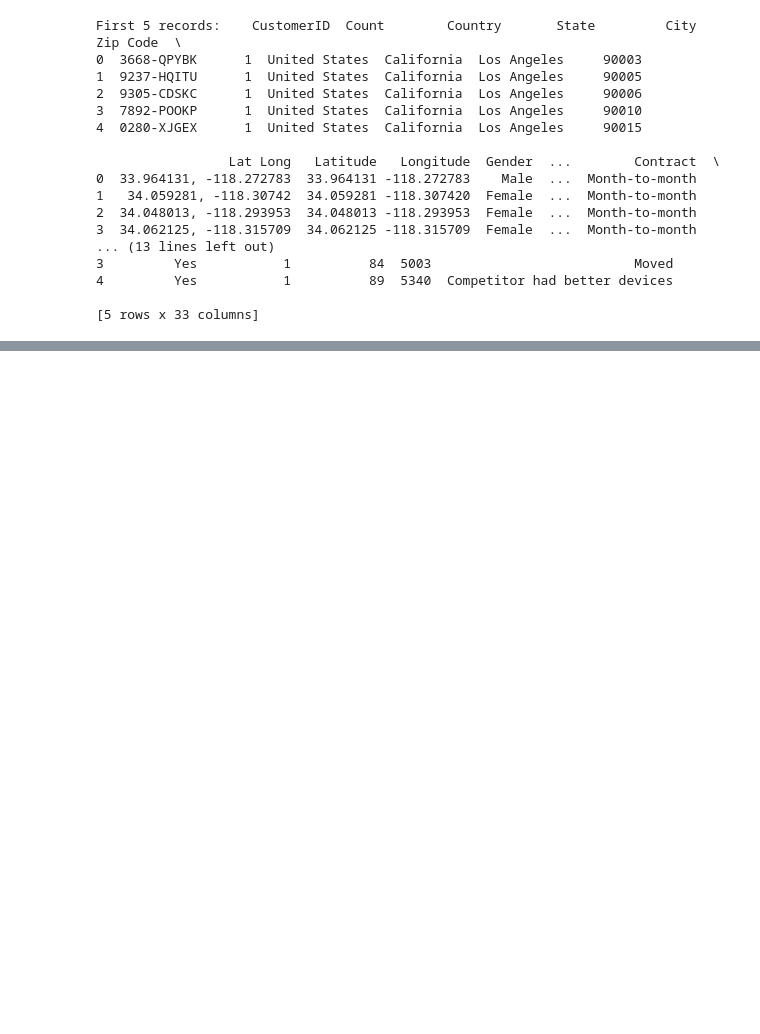
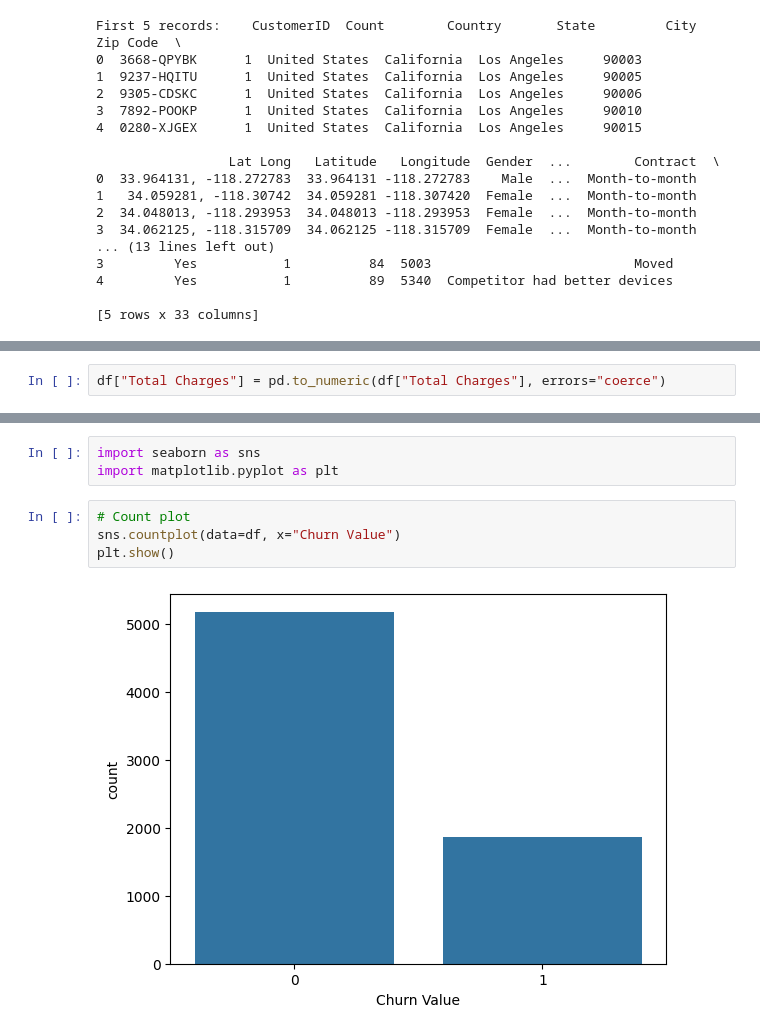
Before and after one commit to prathmesh-awate/End-to-End-Customer-Churn-Prediction, a Jupyter notebook: End-to-End Customer Churn Prediction.ipynb, the cells around one changed output, grey strips where cells are left out. Saved outputs shown, nothing was run; the diff lists cells and outputs as text; blank space fills up the shorter version.

```diff
--- a/End-to-End Customer Churn Prediction.ipynb
+++ b/End-to-End Customer Churn Prediction.ipynb
@@ -65,0 +164,2 @@ First 5 records:    CustomerID  Count        Country       State         City  Z
+# %%
+df["Total Charges"] = pd.to_numeric(df["Total Charges"], errors="coerce")
@@ -65,0 +285,9 @@ First 5 records:    CustomerID  Count        Country       State         City  Z
+# %%
+import seaborn as sns
+import matplotlib.pyplot as plt
+# %%
+# Count plot
+sns.countplot(data=df, x="Churn Value")
+plt.show()
+# %% [output]
+[figure, added]
```
Also changed, not shown: parts of 53 cells of this notebook.
